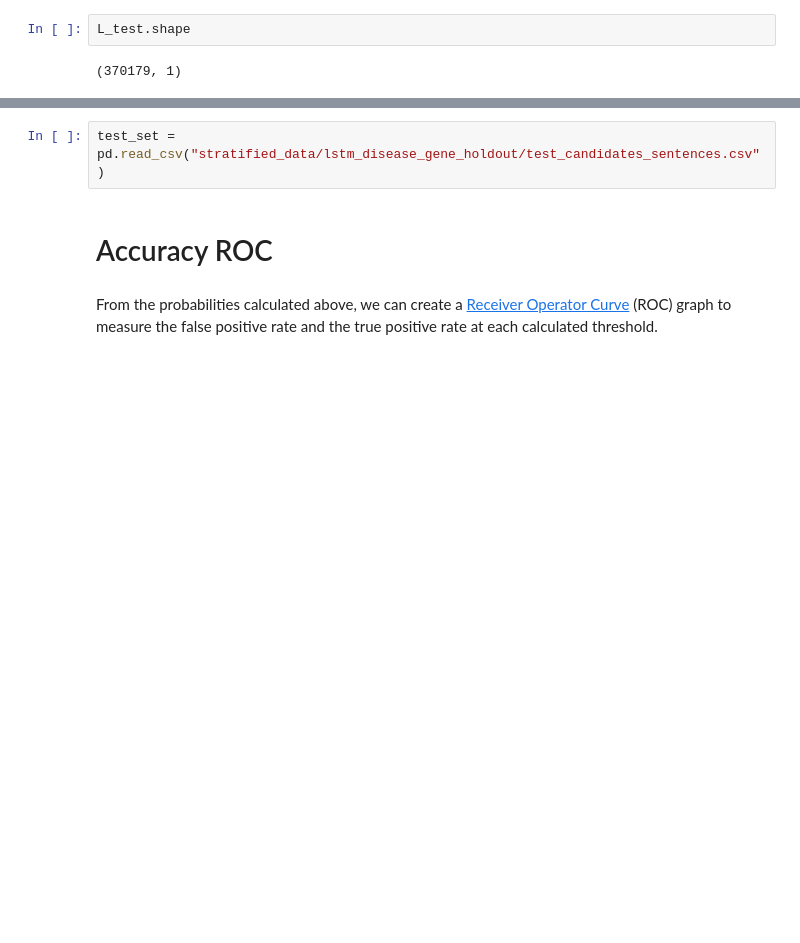
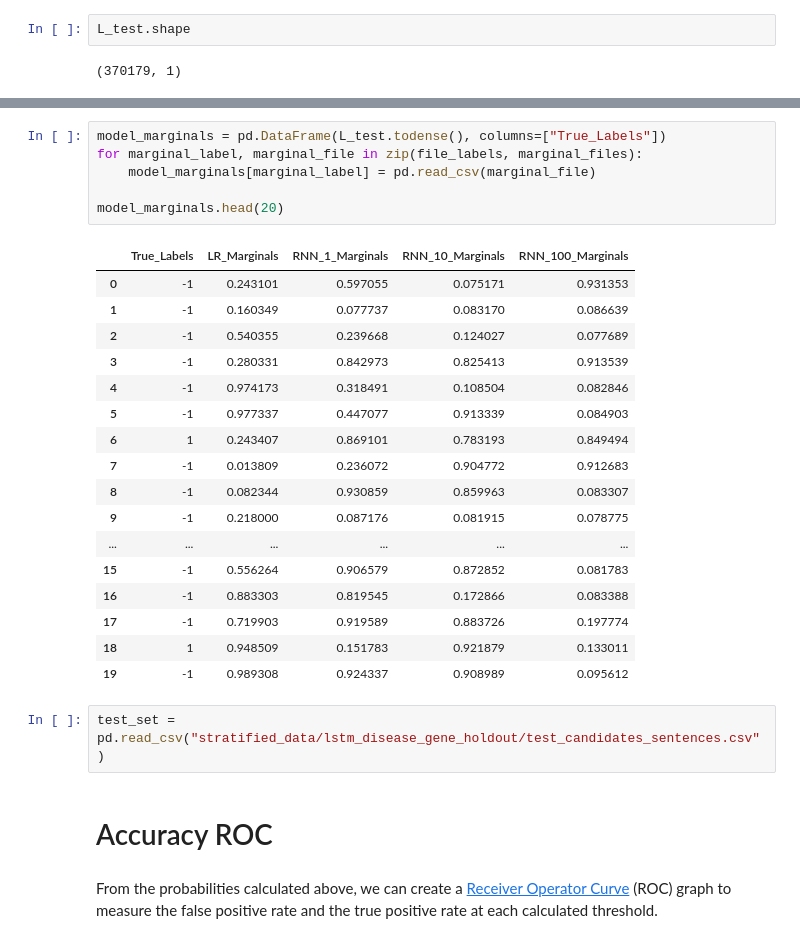
Before and after one commit to greenelab/snorkeling, a Jupyter notebook: All_Relationships/5.sentence-prediction-analysis.ipynb, the cells around one changed output, grey strips where cells are left out. Drawn from its saved outputs; the diff is of its cells as text; blank space fills up the shorter version.

```diff
--- a/All_Relationships/5.sentence-prediction-analysis.ipynb
+++ b/All_Relationships/5.sentence-prediction-analysis.ipynb
@@ -84,3 +91,27 @@ model_marginals["RNN_10_Predictions"] = model_marginals["RNN_10_Marginals"].appl
+# %%
+model_marginals = pd.DataFrame(L_test.todense(), columns=["True_Labels"])
+for marginal_label, marginal_file in zip(file_labels, marginal_files):
+    model_marginals[marginal_label] = pd.read_csv(marginal_file)
+
+model_marginals.head(20)
+# %% [output]
+|  | True_Labels | LR_Marginals | RNN_1_Marginals | RNN_10_Marginals | RNN_100_Marginals |
+| 0 | -1 | 0.243101 | 0.597055 | 0.075171 | 0.931353 |
+| 1 | -1 | 0.160349 | 0.077737 | 0.083170 | 0.086639 |
+| 2 | -1 | 0.540355 | 0.239668 | 0.124027 | 0.077689 |
+| 3 | -1 | 0.280331 | 0.842973 | 0.825413 | 0.913539 |
+| 4 | -1 | 0.974173 | 0.318491 | 0.108504 | 0.082846 |
+| 5 | -1 | 0.977337 | 0.447077 | 0.913339 | 0.084903 |
+| 6 | 1 | 0.243407 | 0.869101 | 0.783193 | 0.849494 |
+| 7 | -1 | 0.013809 | 0.236072 | 0.904772 | 0.912683 |
+| 8 | -1 | 0.082344 | 0.930859 | 0.859963 | 0.083307 |
+| 9 | -1 | 0.218000 | 0.087176 | 0.081915 | 0.078775 |
+| ... | ... | ... | ... | ... | ... |
+| 15 | -1 | 0.556264 | 0.906579 | 0.872852 | 0.081783 |
+| 16 | -1 | 0.883303 | 0.819545 | 0.172866 | 0.083388 |
+| 17 | -1 | 0.719903 | 0.919589 | 0.883726 | 0.197774 |
+| 18 | 1 | 0.948509 | 0.151783 | 0.921879 | 0.133011 |
+| 19 | -1 | 0.989308 | 0.924337 | 0.908989 | 0.095612 |
 # %%
 test_set = pd.read_csv("stratified_data/lstm_disease_gene_holdout/test_candidates_sentences.csv")
 # %% [markdown]
```
Also changed, not shown: parts of 11 cells of this notebook, 5 other files.
